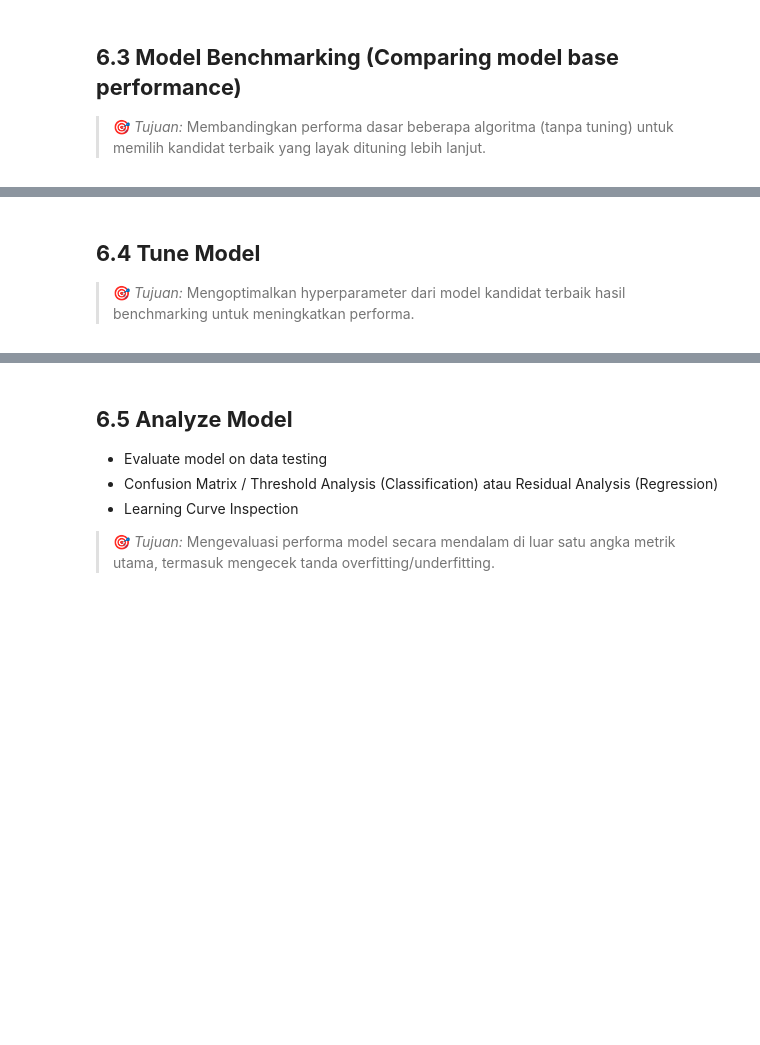
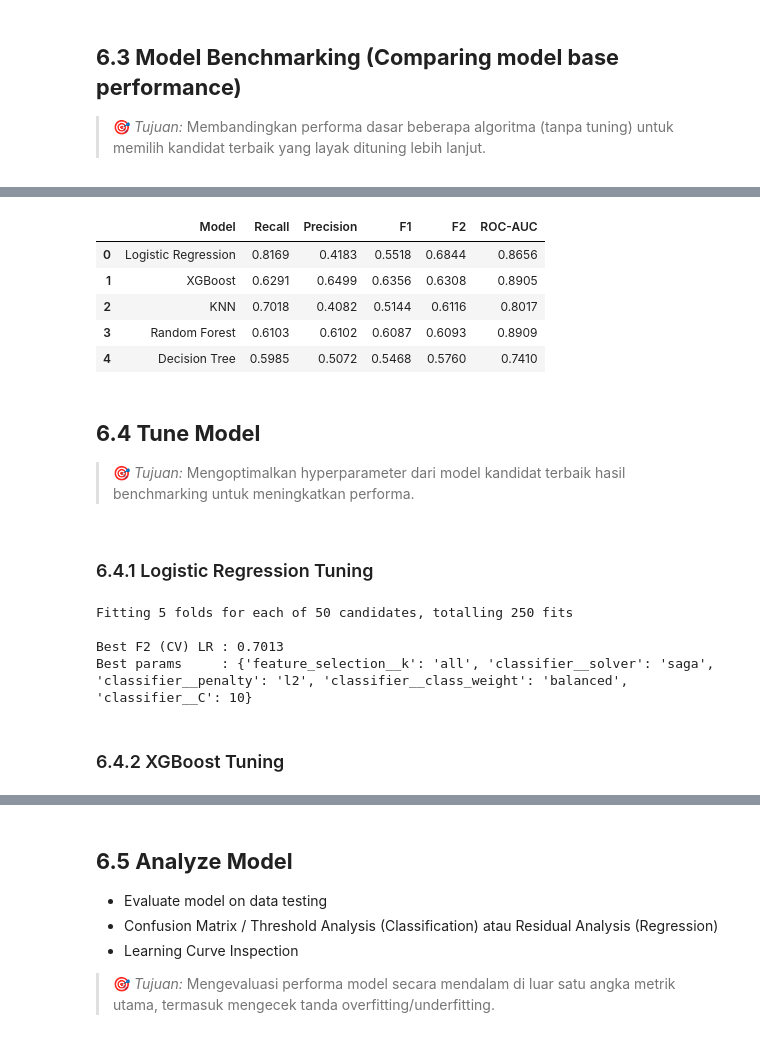
Before and after one commit to MikaMahaputra/E-Commerce-Customer-Churn, a Jupyter notebook: notebook/e-commerce-churn-analysis.ipynb, the cells around one changed output, grey strips where cells are left out. Cells and saved outputs as stored; diff of their text form; code cells hidden in the pictures; blank space fills up the shorter version.

Commit message:
Did some tuning for the models

```diff
--- a/notebook/e-commerce-churn-analysis.ipynb
+++ b/notebook/e-commerce-churn-analysis.ipynb
@@ -1419,3 +1481,23 @@ Dengan tahapan ini, data telah siap digunakan untuk proses pelatihan model pada
 ## **6.3 Model Benchmarking (Comparing model base performance)**
 
 > 🎯 *Tujuan:* Membandingkan performa dasar beberapa algoritma (tanpa tuning) untuk memilih kandidat terbaik yang layak dituning lebih lanjut.
+# %%
+print("BENCHMARKING — Dengan SMOTE")
+benchmark_res_results = {}
+benchmark_roc_scores  = {}
+
+for name, clf in candidates.items():
+    pipe = model_res_pipeline.set_params(classifier=clf)
+
+    # Metrik standar via cross_validate
+    cv_res = cross_validate(pipe, x_train, y_train, cv=cv,
+                            scoring=scorers, return_train_score=False)
+
+    # ROC-AUC manual
+    pipe_roc = model_res_pipeline.set_params(classifier=clf)
+    roc_scores = compute_roc_auc_cv(pipe_roc, x_train, y_train, cv)
+
+    benchmark_res_results[name] = cv_res
+    benchmark_roc_scores[name]  = roc_scores
+
+    print_cv_results(name, cv_res, roc_scores)
@@ -1422,3 +1522,24 @@ Dengan tahapan ini, data telah siap digunakan untuk proses pelatihan model pada
+# %%
+rows = []
+for name, cv_res in benchmark_res_results.items():
+    rows.append({
+        'Model':     name,
+        'Recall':    cv_res['test_recall'].mean().round(4),
+        'Precision': cv_res['test_precision'].mean().round(4),
+        'F1':        cv_res['test_f1'].mean().round(4),
+        'F2':        cv_res['test_f2'].mean().round(4),
+        'ROC-AUC':   benchmark_roc_scores[name].mean().round(4),
+    })
+
+benchmark_df = pd.DataFrame(rows).sort_values('F2', ascending=False).reset_index(drop=True)
+display(benchmark_df)
+# %% [output]
+|  | Model | Recall | Precision | F1 | F2 | ROC-AUC |
+| 0 | Logistic Regression | 0.8169 | 0.4183 | 0.5518 | 0.6844 | 0.8656 |
+| 1 | XGBoost | 0.6291 | 0.6499 | 0.6356 | 0.6308 | 0.8905 |
+| 2 | KNN | 0.7018 | 0.4082 | 0.5144 | 0.6116 | 0.8017 |
+| 3 | Random Forest | 0.6103 | 0.6102 | 0.6087 | 0.6093 | 0.8909 |
+| 4 | Decision Tree | 0.5985 | 0.5072 | 0.5468 | 0.5760 | 0.7410 |
 # %% [markdown]
 ## **6.4 Tune Model**
 
@@ -1425,0 +1549,35 @@ Dengan tahapan ini, data telah siap digunakan untuk proses pelatihan model pada
+# %% [markdown]
+### 6.4.1 Logistic Regression Tuning
+# %%
+lr_param_grid = {
+    'classifier__C':            [0.001, 0.01, 0.1, 1, 10, 100],
+    'classifier__penalty':      ['l1', 'l2'],
+    'classifier__solver':       ['liblinear', 'saga'],
+    'classifier__class_weight': [None, 'balanced'],
+    'feature_selection__k':     [8, 10, 12, 'all'],
+}
+
+lr_search = RandomizedSearchCV(
+    model_res_pipeline.set_params(
+        classifier=LogisticRegression(random_state=RANDOM_STATE, max_iter=1000)
+    ),
+    param_distributions=lr_param_grid,
+    n_iter=50,
+    scoring=f2_scorer,
+    cv=cv,
+    random_state=RANDOM_STATE,
+    n_jobs=-1,
+    verbose=1
+)
+lr_search.fit(x_train, y_train)
+
+print(f"\nBest F2 (CV) LR : {lr_search.best_score_:.4f}")
+print(f"Best params     : {lr_search.best_params_}")
+best_lr = lr_search.best_estimator_
+# %% [output]
+Fitting 5 folds for each of 50 candidates, totalling 250 fits
+
+Best F2 (CV) LR : 0.7013
+Best params     : {'feature_selection__k': 'all', 'classifier__solver': 'saga', 'classifier__penalty': 'l2', 'classifier__class_weight': 'balanced', 'classifier__C': 10}
+# %% [markdown]
+### 6.4.2 XGBoost Tuning
```
Also changed, not shown: parts of 12 cells of this notebook, 3 other files.
